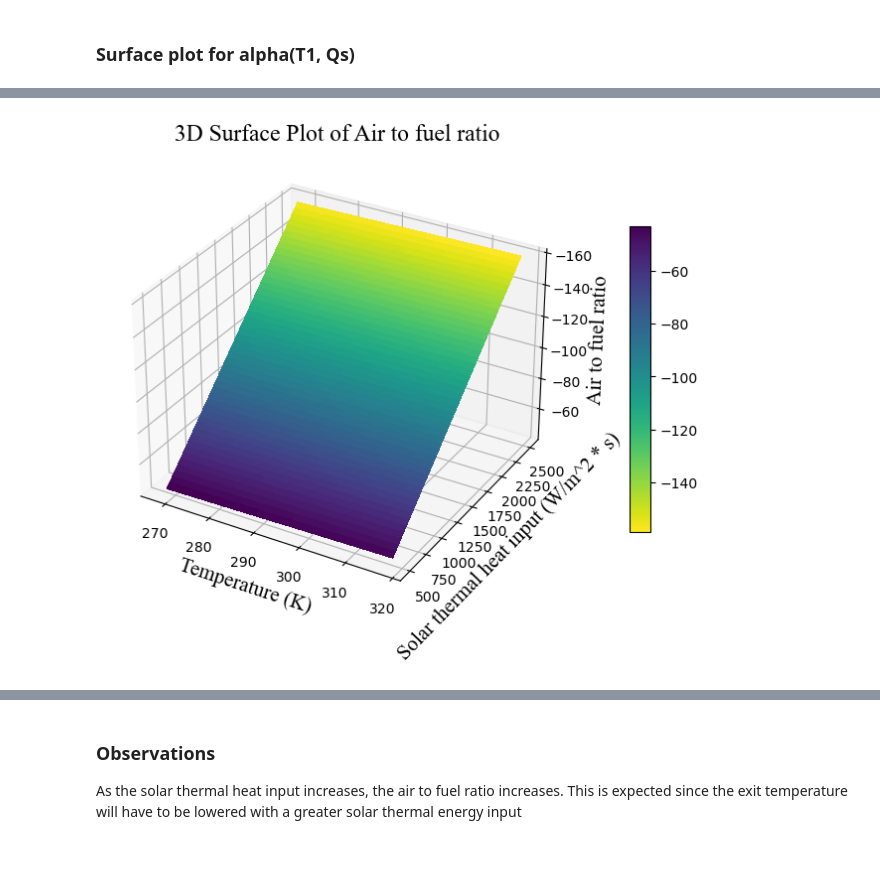
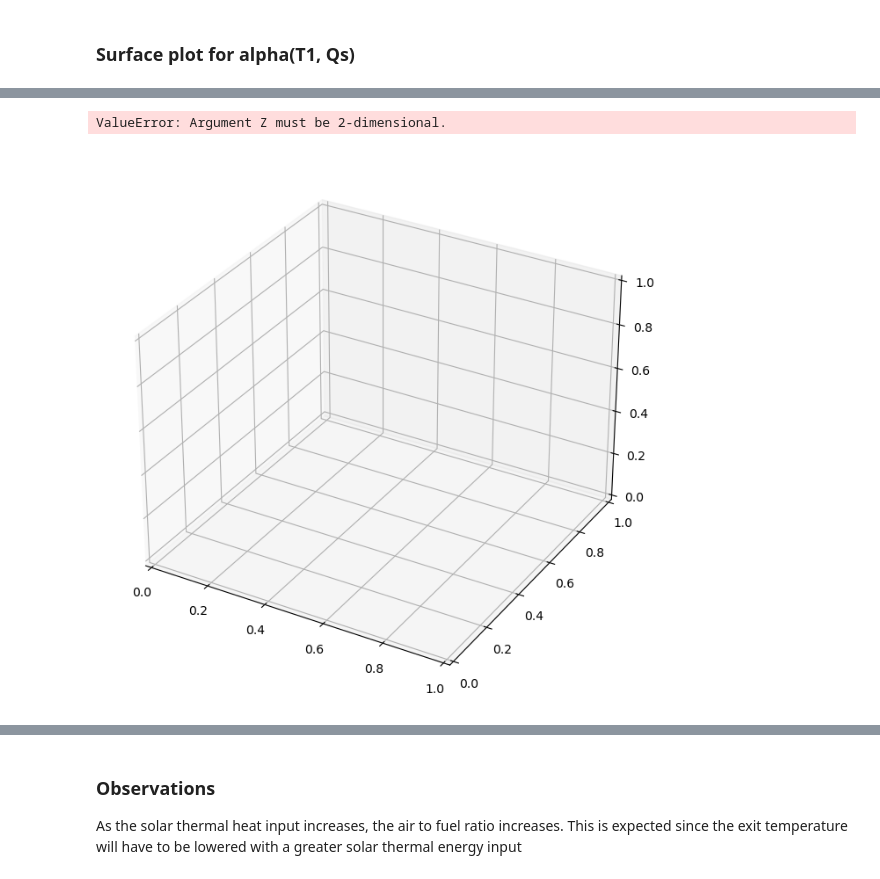
Before and after one commit to shawnkchan/ME249_P2, a Jupyter notebook: CodeP2.4F23.ipynb, the cells around one changed output, grey strips where cells are left out. Cells and saved outputs as stored; diff of their text form; code cells hidden in the pictures.

```diff
--- a/CodeP2.4F23.ipynb
+++ b/CodeP2.4F23.ipynb
@@ -459,7 +451,8 @@ predictions_df
 # %%
-t_values = np.linspace(268, 318, 50)
-q_values = np.linspace(500, 2500, 50)
-T, Q = np.meshgrid(t_values, q_values)
+NUM_VALUES = 50
+t_values = np.linspace(268, 318, NUM_VALUES)
+q_values = np.linspace(500, 2500, NUM_VALUES)
+# T, Q = np.meshgrid(t_values, q_values)
 g_values = np.full(T.shape, 0.25)
 
-input_data = np.vstack([T.ravel(), Q.ravel(), g_values.ravel()]).T
+# input_data = np.vstack([T.ravel(), Q.ravel(), g_values.ravel()]).T
@@ -470,24 +479,31 @@ Z = predictions[:, 0].reshape(T.shape)
+# %%
+T = t_values
+Q = q_values
+Z = alpha_values.values
 # %%
 fig = plt.figure()
 ax = fig.add_subplot(111, projection='3d')
 font_family = 'Times New Roman'
 title_font_size=17
 label_font_size=15
 
 # Create a surface plot using the predicted values
-surf = ax.plot_surface(T, Q, Z, cmap='viridis_r',linewidth=0, antialiased=False)
+# surf = ax.plot_surface(T, Q, Z, cmap='viridis_r',linewidth=0, antialiased=False)
+surf = ax.plot_surface(T, Q, Z, cmap=cm.coolwarm,linewidth=0, antialiased=False)
+
 
 # Add labels and title
 ax.set_xlabel('Temperature (K)', fontsize=label_font_size, fontfamily=font_family)
 ax.set_ylabel('Solar thermal heat input (W/m^2 * s)', fontsize=label_font_size, fontfamily=font_family)
 ax.set_zlabel('Air to fuel ratio', fontsize=label_font_size, fontfamily=font_family)
 ax.set_title('3D Surface Plot of Air to fuel ratio', fontsize=title_font_size, fontfamily=font_family)
 
-ax.invert_zaxis()
+# ax.invert_zaxis()
 # Add a color bar for reference
 fig.colorbar(surf, shrink=0.5, aspect=15, pad=0.1)
 
 # Show the plot
 plt.show()
 # %% [output]
+ValueError: Argument Z must be 2-dimensional.
-[figure, old version]
+[figure, new version]
```
Also changed, not shown: parts of 15 cells of this notebook, 21 other files.
